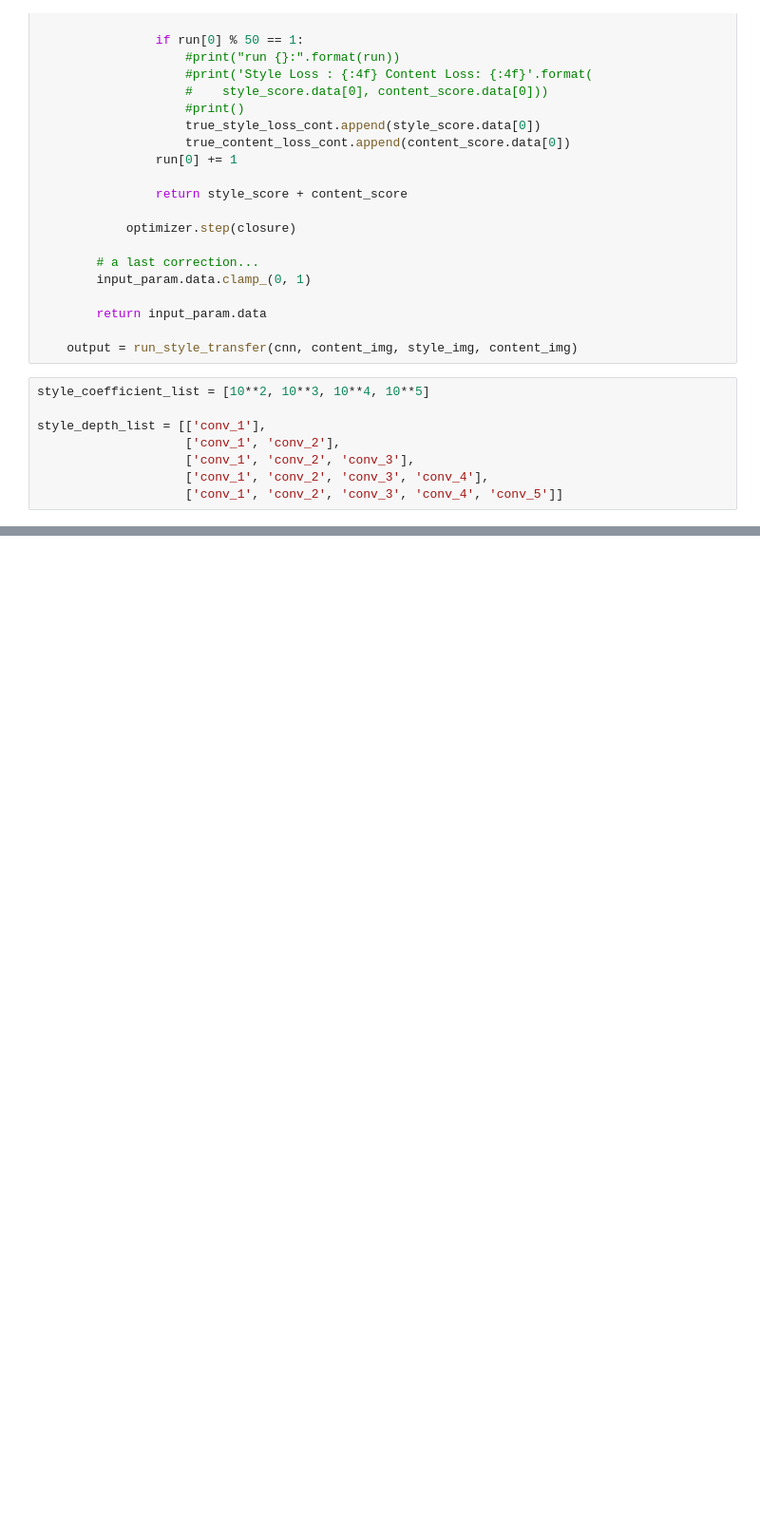
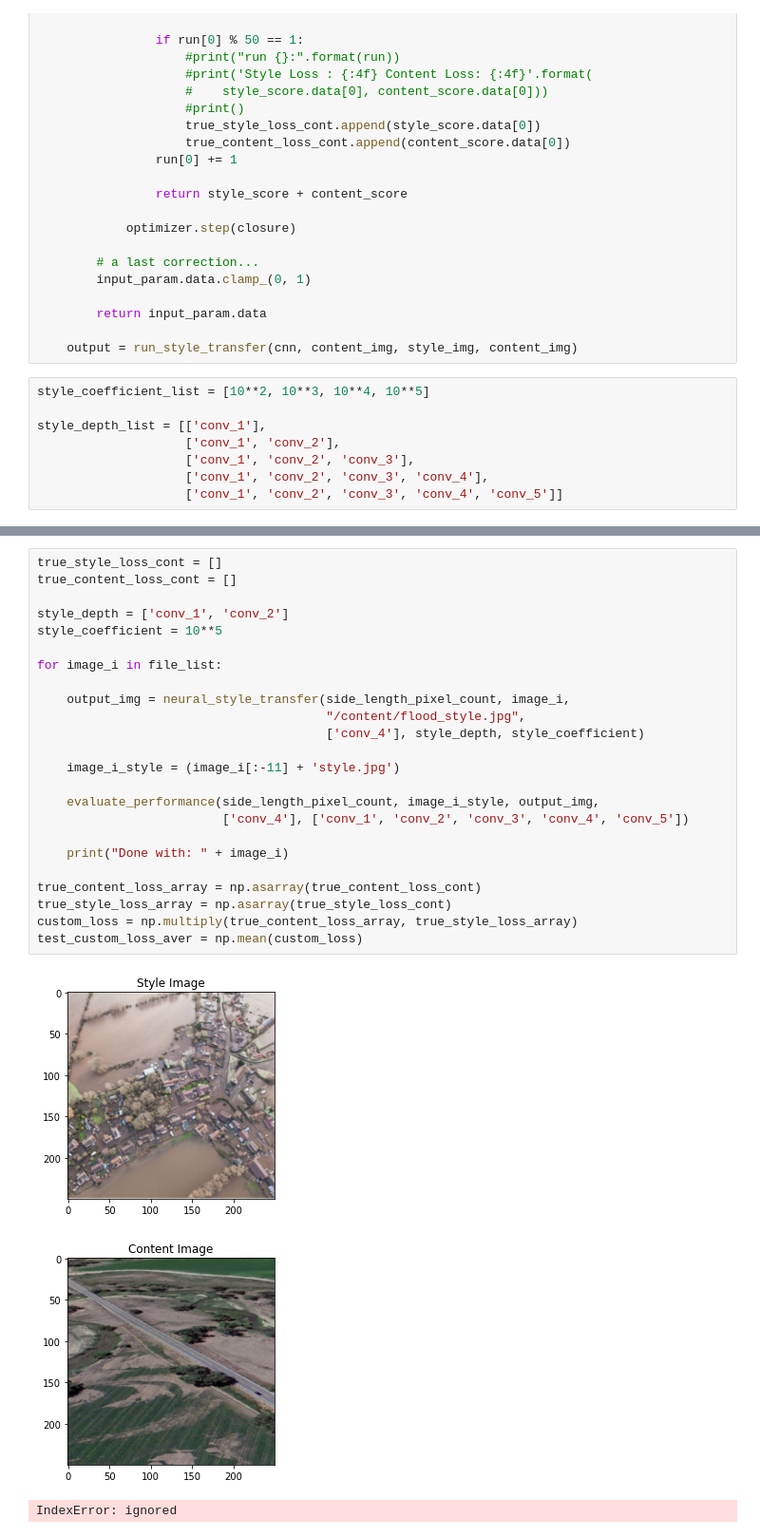
Before and after one commit to ayaanzhaque/Tempest, a Jupyter notebook: floodNotebooks/FloodOverlay.ipynb, the cells around one changed output, grey strips where cells are left out. Shown at 95% size. Cells and saved outputs as stored; diff of their text form; blank space fills up the shorter version.

```diff
--- a/floodNotebooks/FloodOverlay.ipynb
+++ b/floodNotebooks/FloodOverlay.ipynb
@@ -432,0 +495,28 @@ style_depth_list = [['conv_1'],
+# %%
+true_style_loss_cont = []
+true_content_loss_cont = []
+
+style_depth = ['conv_1', 'conv_2']
+style_coefficient = 10**5
+
+for image_i in file_list:
+
+    output_img = neural_style_transfer(side_length_pixel_count, image_i,
+                                       "/content/flood_style.jpg",
+                                       ['conv_4'], style_depth, style_coefficient)
+
+    image_i_style = (image_i[:-11] + 'style.jpg')
+
+    evaluate_performance(side_length_pixel_count, image_i_style, output_img,
+                         ['conv_4'], ['conv_1', 'conv_2', 'conv_3', 'conv_4', 'conv_5'])
+
+    print("Done with: " + image_i)
+
+true_content_loss_array = np.asarray(true_content_loss_cont)
+true_style_loss_array = np.asarray(true_style_loss_cont)
+custom_loss = np.multiply(true_content_loss_array, true_style_loss_array)
+test_custom_loss_aver = np.mean(custom_loss)
+# %% [output]
+[figure, added]
+[figure, added]
+IndexError: ignored
```
Also changed, not shown: parts of 3 cells of this notebook.
